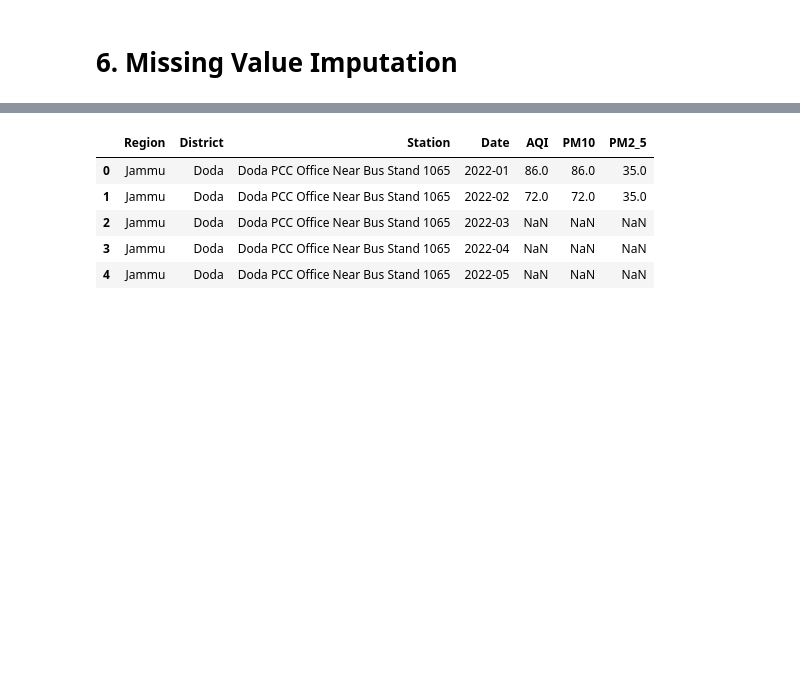
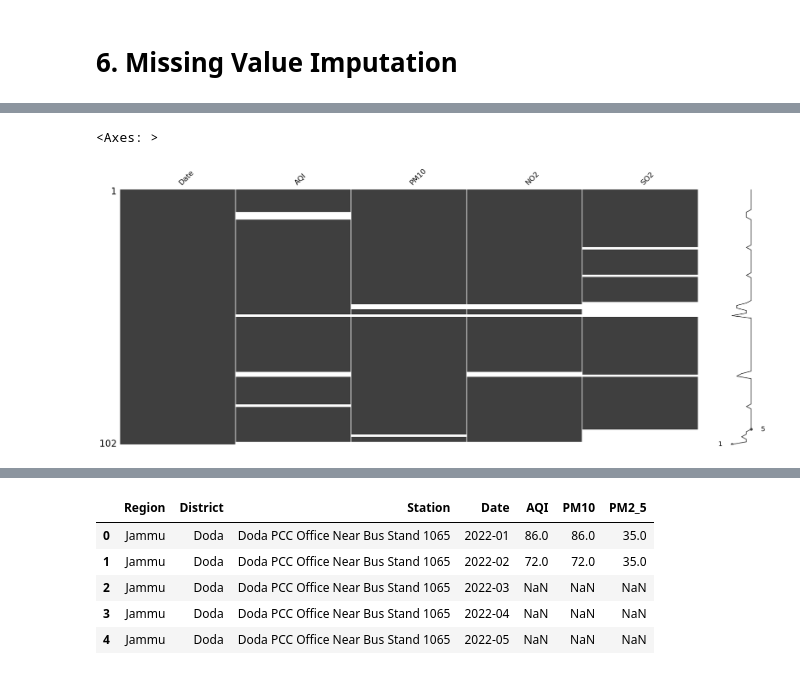
Before and after one commit to mohmmad-akeeb/j-k-pollution-data-analysis, a Jupyter notebook: Untitled.ipynb, the cells around one changed output, grey strips where cells are left out. Drawn from its saved outputs; the diff is of its cells as text; code cells hidden in the pictures; blank space fills up the shorter version.

```diff
--- a/Untitled.ipynb
+++ b/Untitled.ipynb
@@ -1186,5 +1300,8 @@ df_filtered1.head()
 # %%
-#msno.matrix(df_filtered1[['Date','AQI','PM10','NO2','SO2']])
+msno.matrix(df_filtered1[['Date','AQI','PM10','NO2','SO2']])
+# %% [output]
+<Axes: >
+[figure, added]
 # %%
 impu_df_filtered1_1 = pre_imputation_integrity_checks(df_filtered1, ALL_VARS)
 # %%
```
Also changed, not shown: parts of 46 cells of this notebook, 19 other files.
